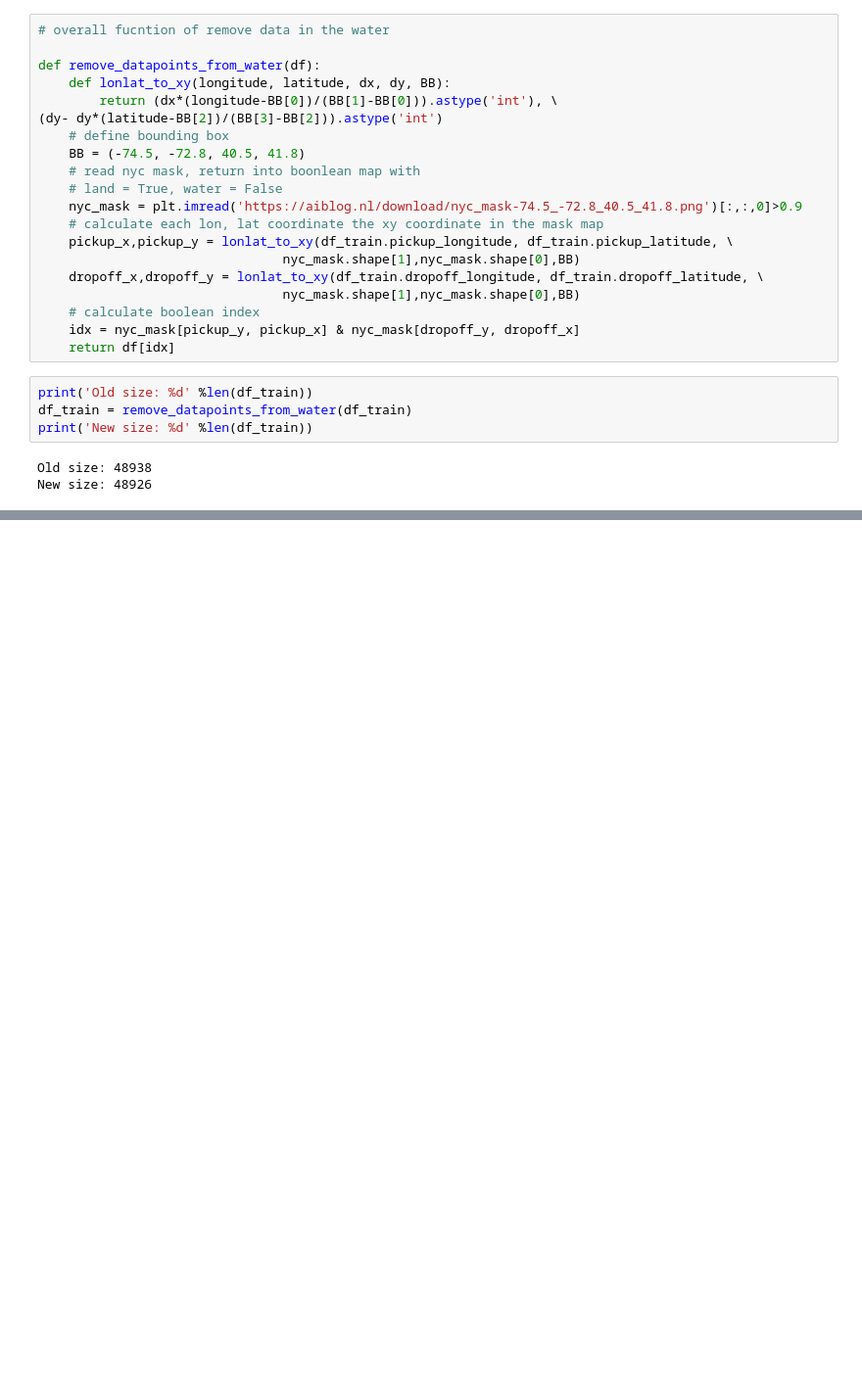
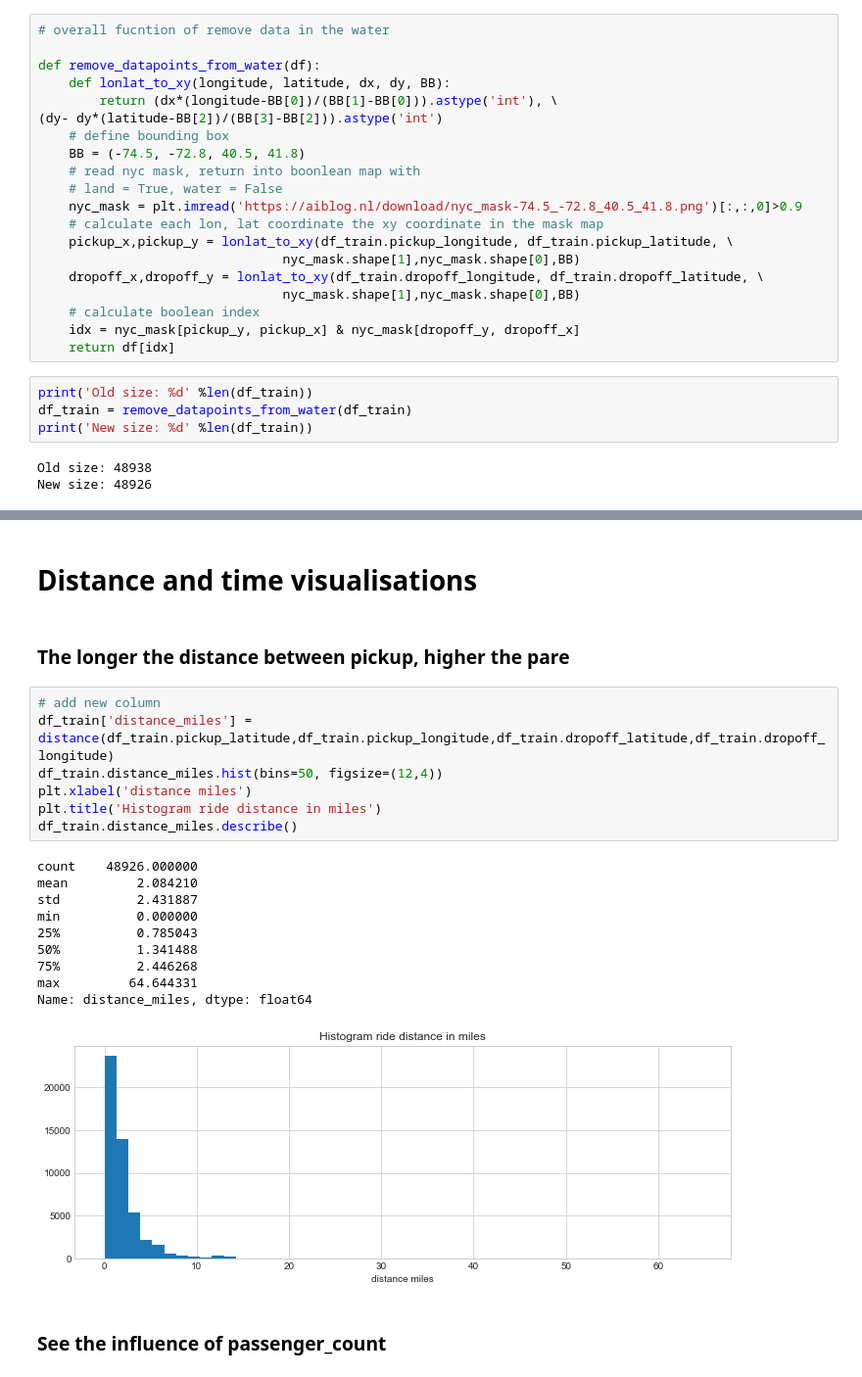
Before and after one commit to haorenxwx/KaggleProjectGit, a Jupyter notebook: NYCtaxi/NYCTaxiFare.py.ipynb, the cells around one changed output, grey strips where cells are left out. Shown at 98% size. Drawn from its saved outputs; the diff is of its cells as text; blank space fills up the shorter version.

```diff
--- a/NYCtaxi/NYCTaxiFare.py.ipynb
+++ b/NYCtaxi/NYCTaxiFare.py.ipynb
@@ -299,0 +381,24 @@ for i in range(n_lon):
+# %% [markdown]
+# Distance and time visualisations
+# %% [markdown]
+### The longer the distance between pickup, higher the pare
+# %%
+# add new column
+df_train['distance_miles'] = distance(df_train.pickup_latitude,df_train.pickup_longitude,df_train.dropoff_latitude,df_train.dropoff_longitude)
+df_train.distance_miles.hist(bins=50, figsize=(12,4))
+plt.xlabel('distance miles')
+plt.title('Histogram ride distance in miles')
+df_train.distance_miles.describe()
+# %% [output]
+count    48926.000000
+mean         2.084210
+std          2.431887
+min          0.000000
+25%          0.785043
+50%          1.341488
+75%          2.446268
+max         64.644331
+Name: distance_miles, dtype: float64
+[figure, added]
+# %% [markdown]
+### See the influence of passenger_count
```
Also changed, not shown: parts of 22 cells of this notebook, 1 other file.
